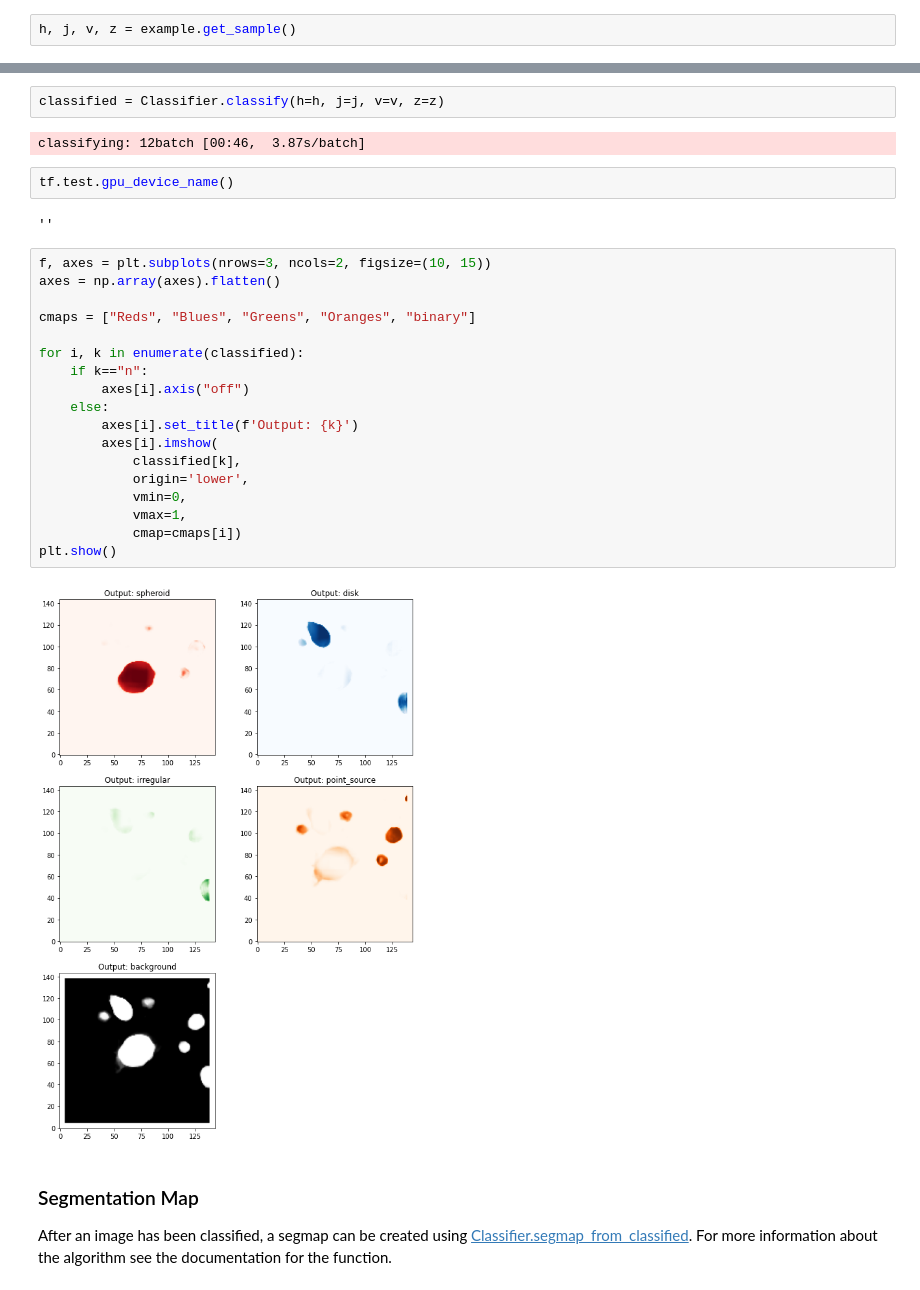
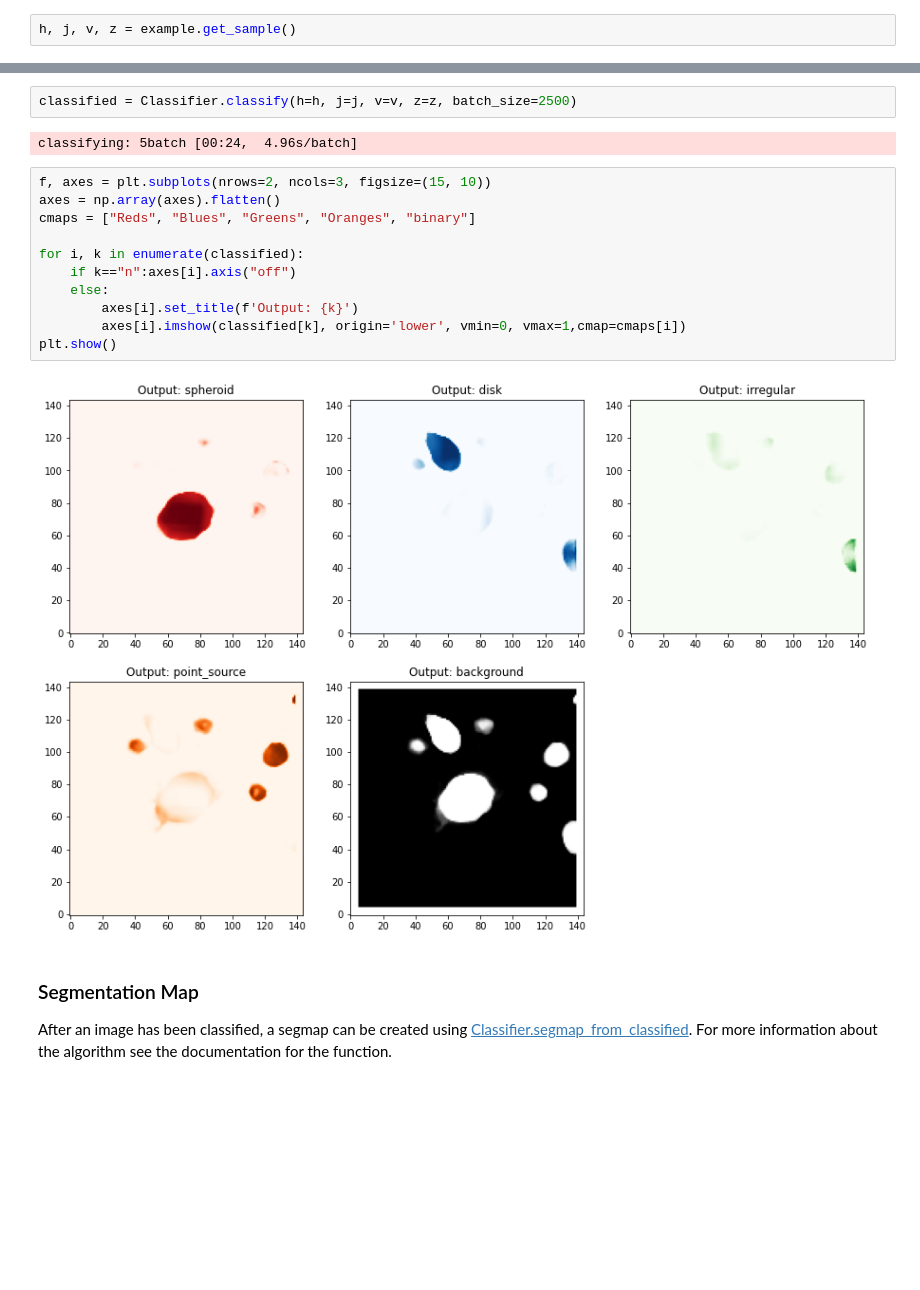
Before and after one commit to ryanhausen/roman-expo-morpheus, a Jupyter notebook: Roman-Expo-Workshop.ipynb, the cells around one changed output, grey strips where cells are left out. Saved outputs shown, nothing was run; the diff lists cells and outputs as text; blank space fills up the shorter version.

```diff
--- a/Roman-Expo-Workshop.ipynb
+++ b/Roman-Expo-Workshop.ipynb
@@ -95,31 +113,20 @@ display(YouTubeVideo("hEL1h_dODkU", width=800))
 # %%
-classified = Classifier.classify(h=h, j=j, v=v, z=z)
+classified = Classifier.classify(h=h, j=j, v=v, z=z, batch_size=2500)
 # %% [output]
-classifying: 12batch [00:46,  3.87s/batch]
+classifying: 5batch [00:24,  4.96s/batch]
-# %%
-tf.test.gpu_device_name()
-# %% [output]
-''
 # %%
-f, axes = plt.subplots(nrows=3, ncols=2, figsize=(10, 15))
+f, axes = plt.subplots(nrows=2, ncols=3, figsize=(15, 10))
 axes = np.array(axes).flatten()
-
 cmaps = ["Reds", "Blues", "Greens", "Oranges", "binary"]
 
 for i, k in enumerate(classified):
-    if k=="n":
-        axes[i].axis("off")
+    if k=="n":axes[i].axis("off")
     else:
         axes[i].set_title(f'Output: {k}')
-        axes[i].imshow(
-            classified[k],
-            origin='lower',
-            vmin=0,
-            vmax=1,
-            cmap=cmaps[i])
+        axes[i].imshow(classified[k], origin='lower', vmin=0, vmax=1,cmap=cmaps[i])
 plt.show()
 # %% [output]
-[figure, old version]
+[figure, new version]
 # %% [markdown]
 ### Segmentation Map <a name="segmap"></a>
 
```
Also changed, not shown: parts of 15 cells of this notebook, 1 other file.
